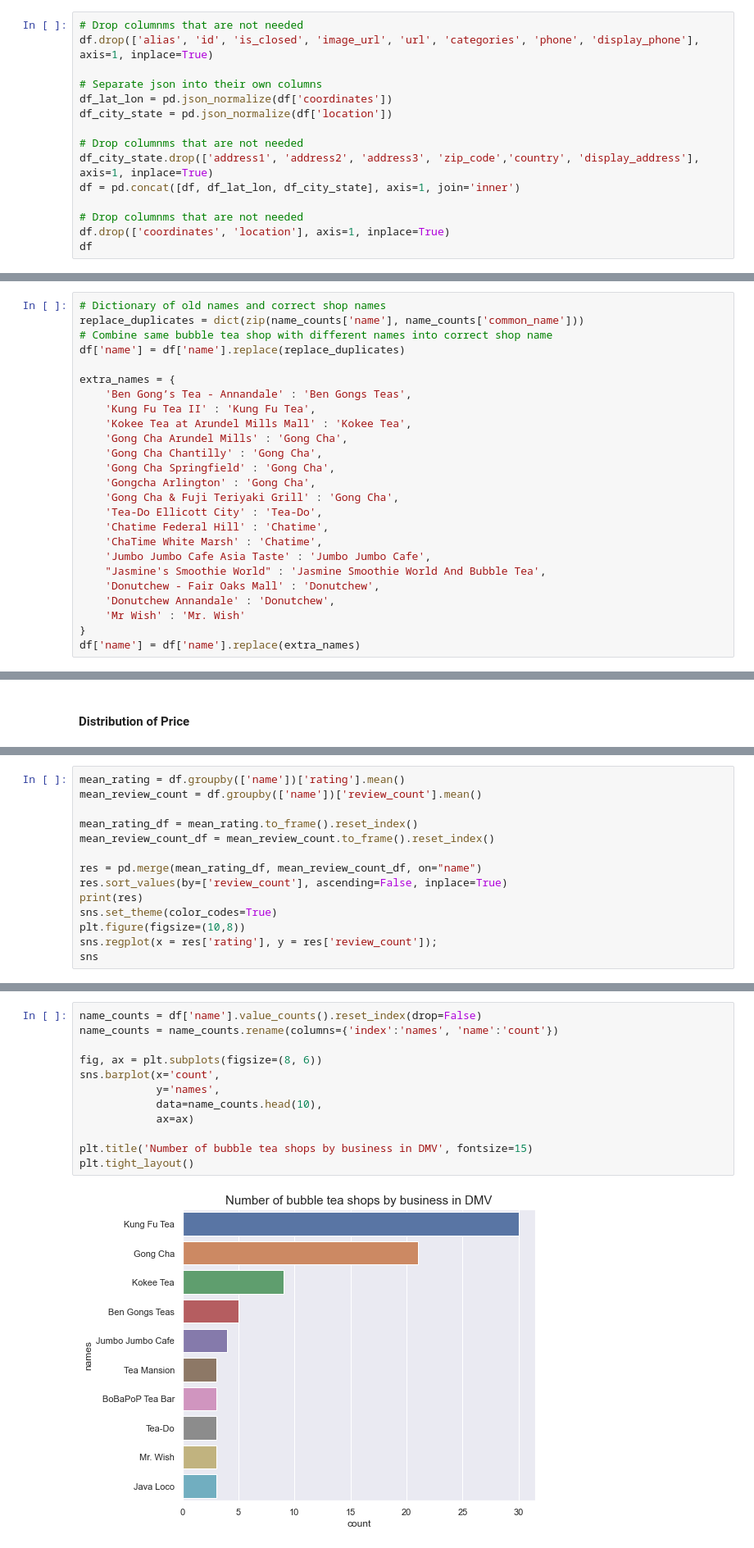
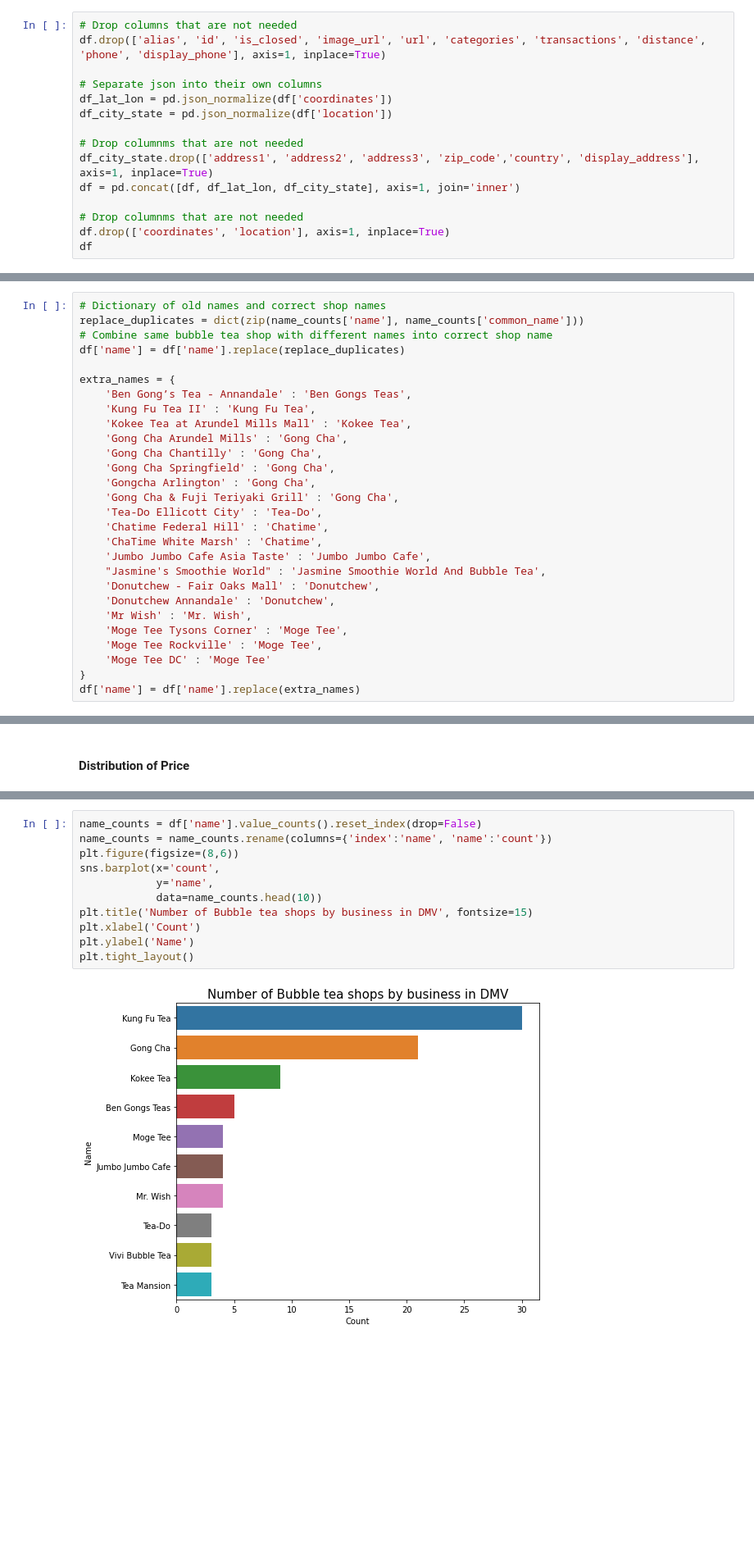
Before and after one commit to picklejason/Boba-Analysis, a Jupyter notebook: Boba.ipynb, the cells around one changed output, grey strips where cells are left out. Shown at 82% size. Drawn from its saved outputs; the diff is of its cells as text; blank space fills up the shorter version.

```diff
--- a/Boba.ipynb
+++ b/Boba.ipynb
@@ -126,8 +117,8 @@ The ones we will keep in our dataframe are:
 # Filter by shops that are open only
 df = df[df['is_closed'] == False]
 # %%
-# Drop columnms that are not needed
-df.drop(['alias', 'id', 'is_closed', 'image_url', 'url', 'categories', 'phone', 'display_phone'], axis=1, inplace=True)
+# Drop columns that are not needed
+df.drop(['alias', 'id', 'is_closed', 'image_url', 'url', 'categories', 'transactions', 'distance', 'phone', 'display_phone'], axis=1, inplace=True)
 
 # Separate json into their own columns
 df_lat_lon = pd.json_normalize(df['coordinates'])
@@ -312,7 +283,10 @@ extra_names = {
     "Jasmine's Smoothie World" : 'Jasmine Smoothie World And Bubble Tea',
     'Donutchew - Fair Oaks Mall' : 'Donutchew',
     'Donutchew Annandale' : 'Donutchew',
-    'Mr Wish' : 'Mr. Wish'
+    'Mr Wish' : 'Mr. Wish',
+    'Moge Tee Tysons Corner' : 'Moge Tee',
+    'Moge Tee Rockville' : 'Moge Tee',
+    'Moge Tee DC' : 'Moge Tee'
 }
 df['name'] = df['name'].replace(extra_names)
 # %% [markdown]
@@ -416,14 +383,0 @@ We see that more expensive Bubble tea shops have a higher average rating compare
-# %%
-mean_rating = df.groupby(['name'])['rating'].mean()
-mean_review_count = df.groupby(['name'])['review_count'].mean()
-
-mean_rating_df = mean_rating.to_frame().reset_index()
-mean_review_count_df = mean_review_count.to_frame().reset_index()
-
-res = pd.merge(mean_rating_df, mean_review_count_df, on="name")
-res.sort_values(by=['review_count'], ascending=False, inplace=True)
-print(res)
-sns.set_theme(color_codes=True)
-plt.figure(figsize=(10,8))
-sns.regplot(x = res['rating'], y = res['review_count']);
-sns
@@ -455,14 +396,13 @@ sns
 # %%
 name_counts = df['name'].value_counts().reset_index(drop=False)
-name_counts = name_counts.rename(columns={'index':'names', 'name':'count'})
-
-fig, ax = plt.subplots(figsize=(8, 6))
+name_counts = name_counts.rename(columns={'index':'name', 'name':'count'})
+plt.figure(figsize=(8,6))
 sns.barplot(x='count',
-            y='names',
-            data=name_counts.head(10),
-            ax=ax)
-
-plt.title('Number of bubble tea shops by business in DMV', fontsize=15)
+            y='name',
+            data=name_counts.head(10))
+plt.title('Number of Bubble tea shops by business in DMV', fontsize=15)
+plt.xlabel('Count')
+plt.ylabel('Name')
 plt.tight_layout()
 # %% [output]
-[figure, old version]
+[figure, new version]
```
Also changed, not shown: parts of 48 cells of this notebook, 1 other file.
